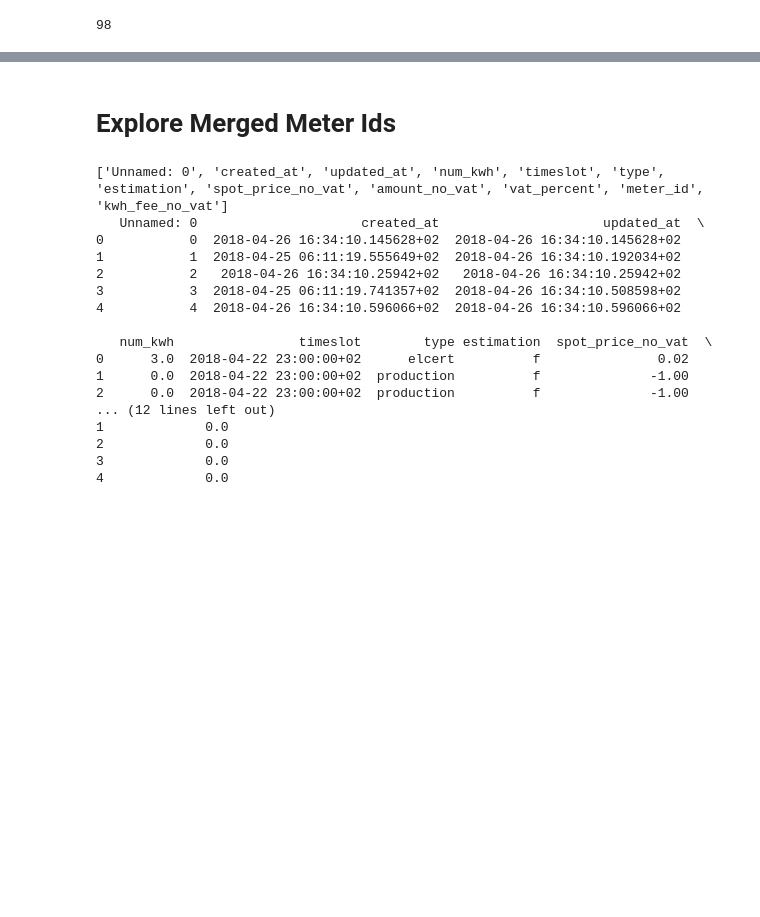
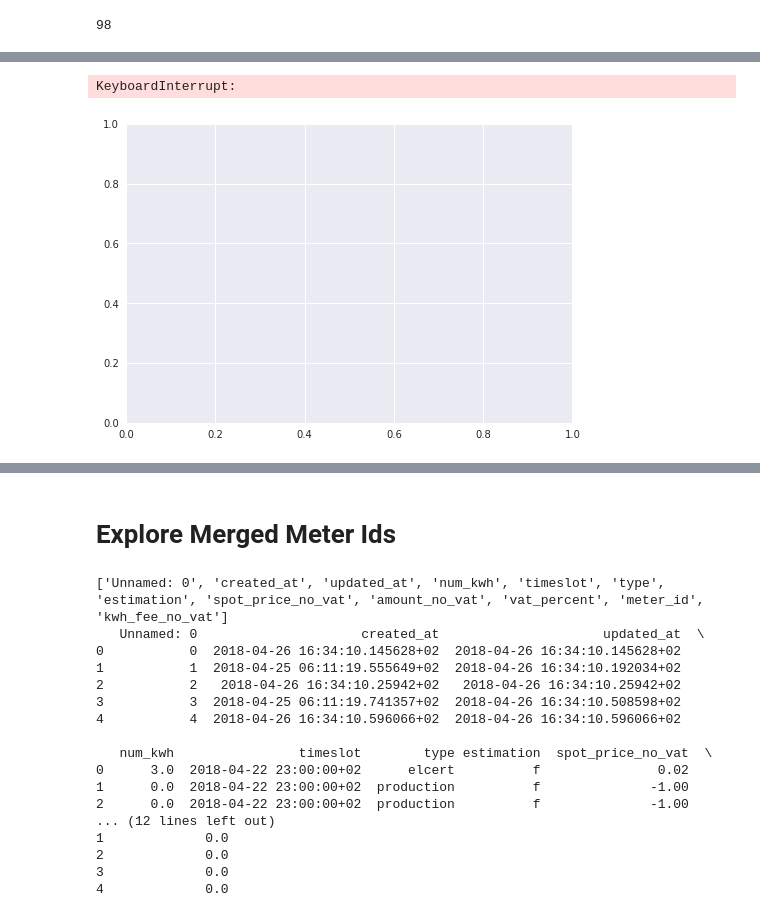
Before and after one commit to 4ug-aug/Otovo-OptimalControl, a Jupyter notebook: explore.ipynb, the cells around one changed output, grey strips where cells are left out. Cells and saved outputs as stored; diff of their text form; code cells hidden in the pictures; blank space fills up the shorter version.

```diff
--- a/explore.ipynb
+++ b/explore.ipynb
@@ -215,0 +293,5 @@ datata.head()
+# %%
+Create barplot of num_kwh accross all meters
+# %% [output]
+KeyboardInterrupt:
+[figure, added]
```
Also changed, not shown: parts of 69 cells of this notebook.
